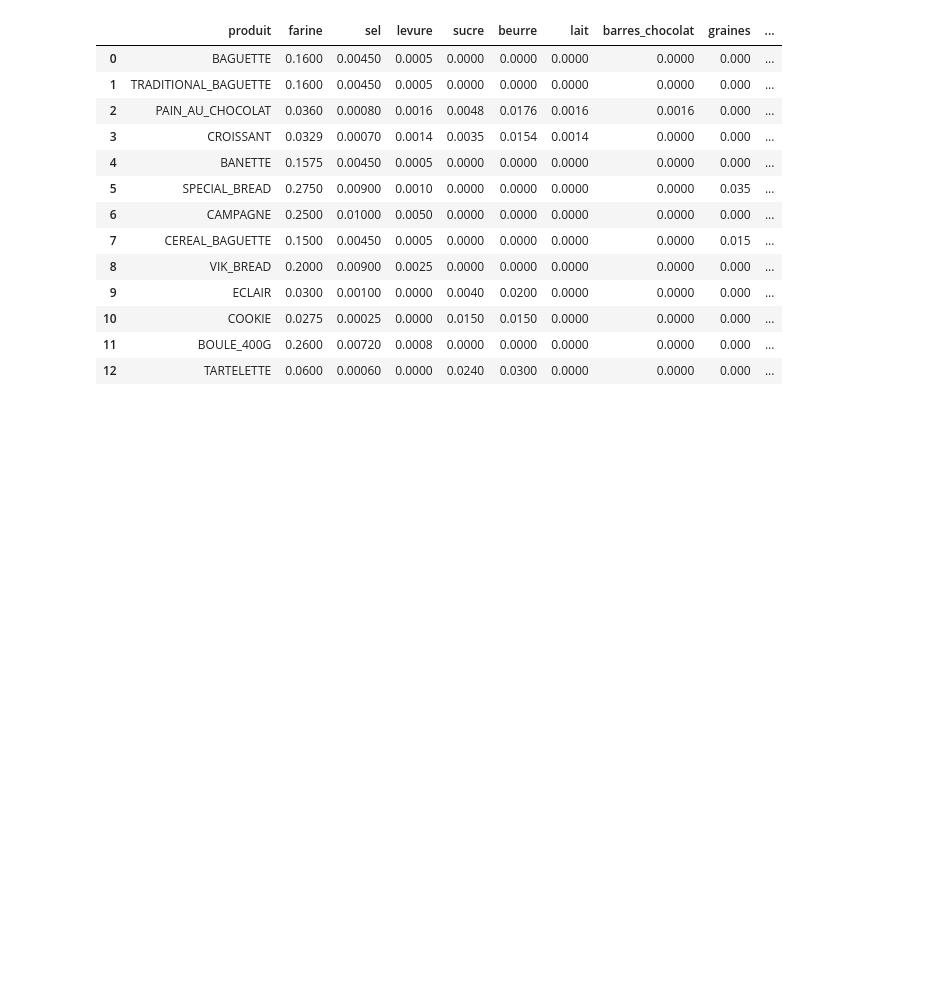
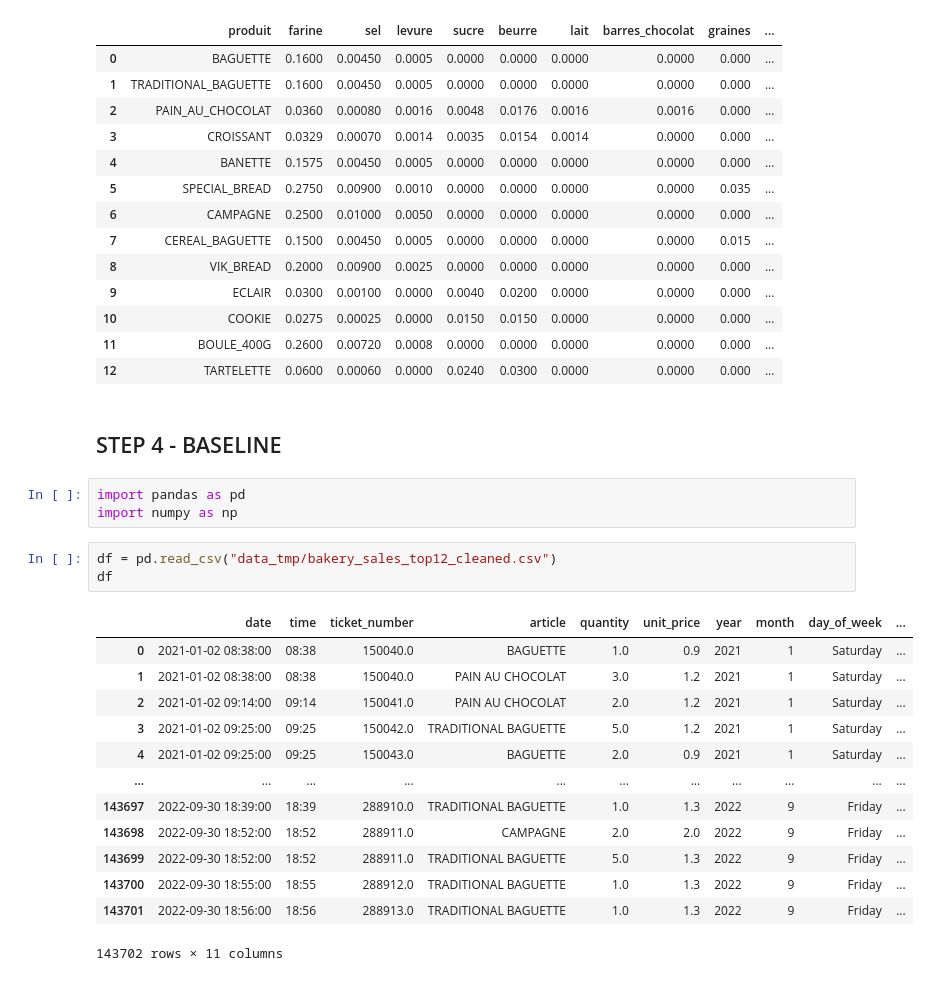
Before and after one commit to claragarciaperez9/French_bakery_forecasting, a Jupyter notebook: nouveaux_dataset.ipynb, the cells around one changed output. Saved outputs shown, nothing was run; the diff lists cells and outputs as text; blank space fills up the shorter version.

Commit message:
step 4 and 5 -> nouveaux_dataset.ipynb

```diff
--- a/nouveaux_dataset.ipynb
+++ b/nouveaux_dataset.ipynb
@@ -127,3 +127,25 @@ test2
 | 10 | COOKIE | 0.0275 | 0.00025 | 0.0000 | 0.0150 | 0.0150 | 0.0000 | 0.0000 | 0.000 | ... |
 | 11 | BOULE_400G | 0.2600 | 0.00720 | 0.0008 | 0.0000 | 0.0000 | 0.0000 | 0.0000 | 0.000 | ... |
 | 12 | TARTELETTE | 0.0600 | 0.00060 | 0.0000 | 0.0240 | 0.0300 | 0.0000 | 0.0000 | 0.000 | ... |
+# %% [markdown]
+## STEP 4 - BASELINE
+# %%
+import pandas as pd
+import numpy as np
+# %%
+df = pd.read_csv("data_tmp/bakery_sales_top12_cleaned.csv")
+df
+# %% [output]
+|  | date | time | ticket_number | article | quantity | unit_price | year | month | day_of_week | ... |
+| 0 | 2021-01-02 08:38:00 | 08:38 | 150040.0 | BAGUETTE | 1.0 | 0.9 | 2021 | 1 | Saturday | ... |
+| 1 | 2021-01-02 08:38:00 | 08:38 | 150040.0 | PAIN AU CHOCOLAT | 3.0 | 1.2 | 2021 | 1 | Saturday | ... |
+| 2 | 2021-01-02 09:14:00 | 09:14 | 150041.0 | PAIN AU CHOCOLAT | 2.0 | 1.2 | 2021 | 1 | Saturday | ... |
+| 3 | 2021-01-02 09:25:00 | 09:25 | 150042.0 | TRADITIONAL BAGUETTE | 5.0 | 1.2 | 2021 | 1 | Saturday | ... |
+| 4 | 2021-01-02 09:25:00 | 09:25 | 150043.0 | BAGUETTE | 2.0 | 0.9 | 2021 | 1 | Saturday | ... |
+| ... | ... | ... | ... | ... | ... | ... | ... | ... | ... | ... |
+| 143697 | 2022-09-30 18:39:00 | 18:39 | 288910.0 | TRADITIONAL BAGUETTE | 1.0 | 1.3 | 2022 | 9 | Friday | ... |
+| 143698 | 2022-09-30 18:52:00 | 18:52 | 288911.0 | CAMPAGNE | 2.0 | 2.0 | 2022 | 9 | Friday | ... |
+| 143699 | 2022-09-30 18:52:00 | 18:52 | 288911.0 | TRADITIONAL BAGUETTE | 5.0 | 1.3 | 2022 | 9 | Friday | ... |
+| 143700 | 2022-09-30 18:55:00 | 18:55 | 288912.0 | TRADITIONAL BAGUETTE | 1.0 | 1.3 | 2022 | 9 | Friday | ... |
+| 143701 | 2022-09-30 18:56:00 | 18:56 | 288913.0 | TRADITIONAL BAGUETTE | 1.0 | 1.3 | 2022 | 9 | Friday | ... |
+143702 rows × 11 columns
```
Also changed, not shown: parts of 31 cells of this notebook.
